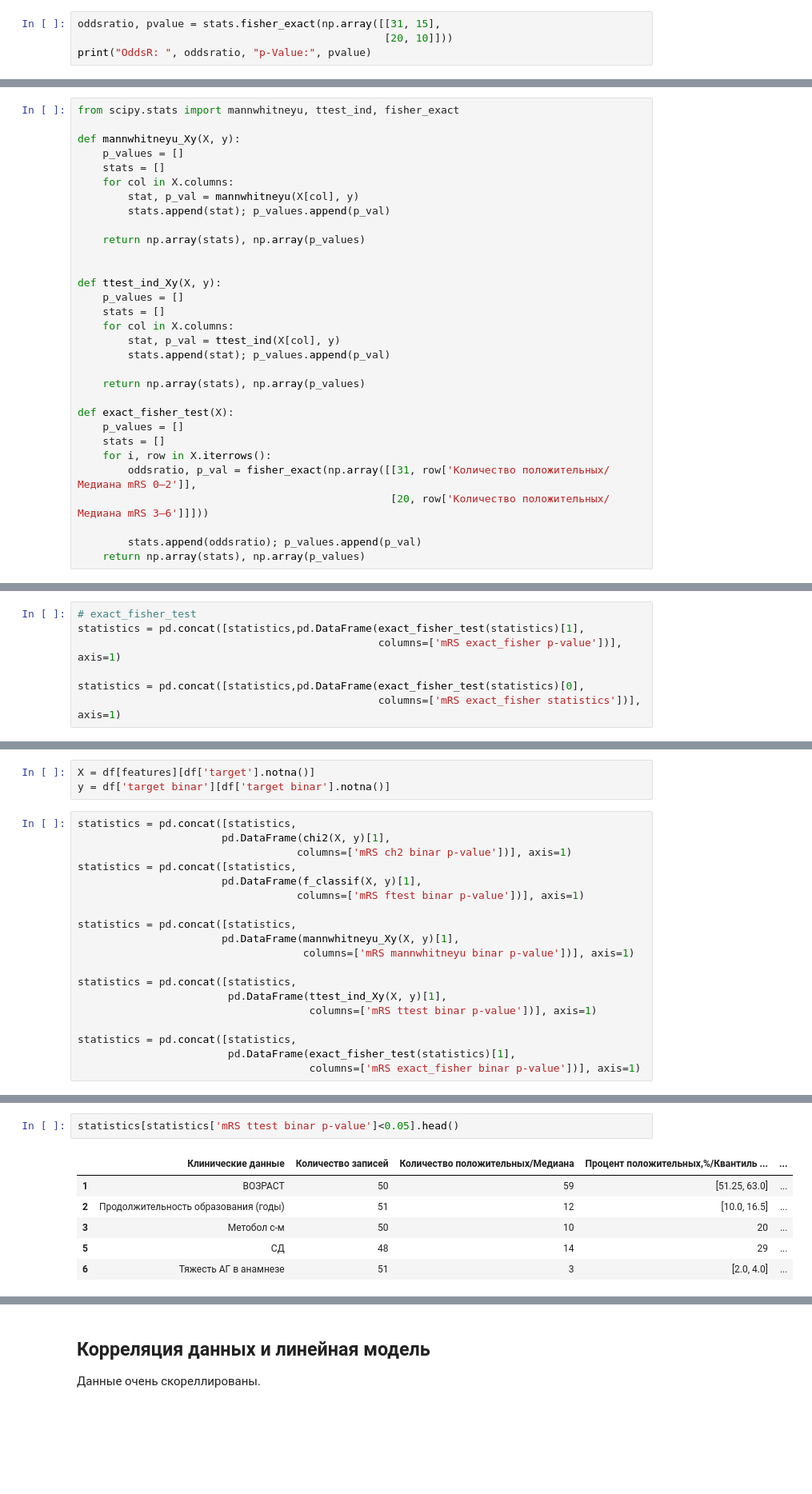
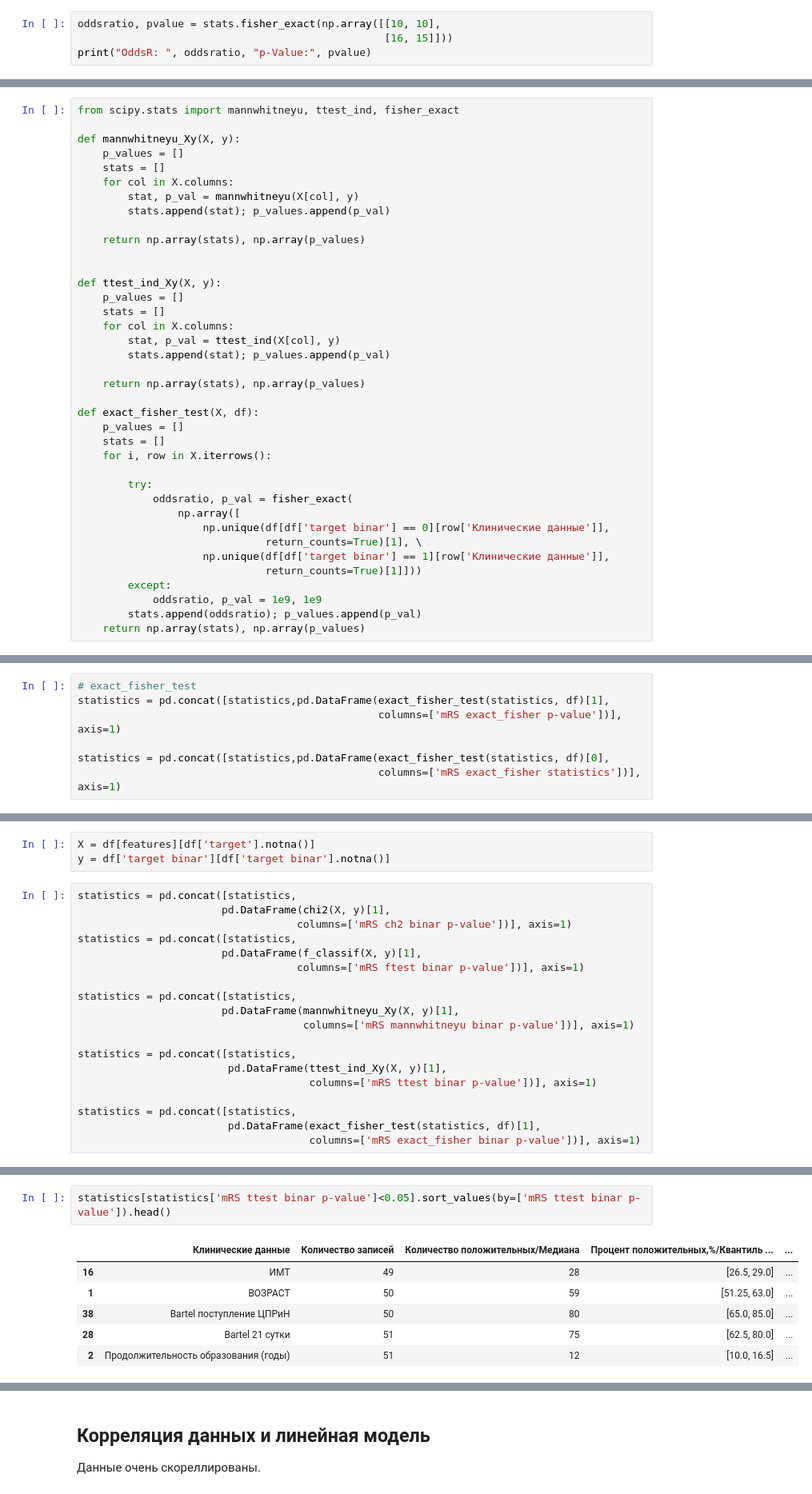
Before and after one commit to SchattenGenie/clinical-statistics, a Jupyter notebook: stroke_statistics_2019.ipynb, the cells around one changed output, grey strips where cells are left out. Shown: that part at 80% size. Drawn from its saved outputs; the diff is of its cells as text; blank space fills up the shorter version.

```diff
--- a/stroke_statistics_2019.ipynb
+++ b/stroke_statistics_2019.ipynb
@@ -245,5 +278,5 @@ Name: ПОЛ, dtype: float64
 # %%
-oddsratio, pvalue = stats.fisher_exact(np.array([[31, 15],
-                                                 [20, 10]]))
+oddsratio, pvalue = stats.fisher_exact(np.array([[10, 10],
+                                                 [16, 15]]))
 print("OddsR: ", oddsratio, "p-Value:", pvalue)
 # %% [output]
@@ -283,13 +322,20 @@ def ttest_ind_Xy(X, y):
 
     return np.array(stats), np.array(p_values)
 
-def exact_fisher_test(X):
+def exact_fisher_test(X, df):
     p_values = []
     stats = []
     for i, row in X.iterrows():
-        oddsratio, p_val = fisher_exact(np.array([[31, row['Количество положительных/Медиана mRS 0–2']],
-                                                  [20, row['Количество положительных/Медиана mRS 3–6']]]))
 
+        try:
+            oddsratio, p_val = fisher_exact(
+                np.array([
+                    np.unique(df[df['target binar'] == 0][row['Клинические данные']],
+                              return_counts=True)[1], \
+                    np.unique(df[df['target binar'] == 1][row['Клинические данные']],
+                              return_counts=True)[1]]))
+        except:
+            oddsratio, p_val = 1e9, 1e9
         stats.append(oddsratio); p_values.append(p_val)
     return np.array(stats), np.array(p_values)
 # %%
@@ -365,8 +406,8 @@ statistics[statistics['mRS ttest p-value'] < 0.05].head()
 # %%
 # exact_fisher_test
-statistics = pd.concat([statistics,pd.DataFrame(exact_fisher_test(statistics)[1],
+statistics = pd.concat([statistics,pd.DataFrame(exact_fisher_test(statistics, df)[1],
                                                 columns=['mRS exact_fisher p-value'])], axis=1)
 
-statistics = pd.concat([statistics,pd.DataFrame(exact_fisher_test(statistics)[0],
+statistics = pd.concat([statistics,pd.DataFrame(exact_fisher_test(statistics, df)[0],
                                                 columns=['mRS exact_fisher statistics'])], axis=1)
 # %%
@@ -397,6 +439,6 @@ statistics = pd.concat([statistics,
                                      columns=['mRS ttest binar p-value'])], axis=1)
 
 statistics = pd.concat([statistics,
-                        pd.DataFrame(exact_fisher_test(statistics)[1],
+                        pd.DataFrame(exact_fisher_test(statistics, df)[1],
                                      columns=['mRS exact_fisher binar p-value'])], axis=1)
 # %%
@@ -431,12 +473,12 @@ statistics[statistics['mRS mannwhitneyu binar p-value']<0.05].head()
 5 rows × 23 columns
 # %%
-statistics[statistics['mRS ttest binar p-value']<0.05].head()
+statistics[statistics['mRS ttest binar p-value']<0.05].sort_values(by=['mRS ttest binar p-value']).head()
 # %% [output]
 |  | Клинические данные | Количество записей | Количество положительных/Медиана | Процент положительных,%/Квантиль ... | ... |
+| 16 | ИМТ | 49 | 28 | [26.5, 29.0] | ... |
 | 1 | ВОЗРАСТ | 50 | 59 | [51.25, 63.0] | ... |
+| 38 | Bаrtеl поступление ЦПРиН | 50 | 80 | [65.0, 85.0] | ... |
+| 28 | Bаrtеl 21 сутки | 51 | 75 | [62.5, 80.0] | ... |
 | 2 | Продолжительность образования (годы) | 51 | 12 | [10.0, 16.5] | ... |
-| 3 | Метобол с-м | 50 | 10 | 20 | ... |
-| 5 | СД | 48 | 14 | 29 | ... |
-| 6 | Тяжесть АГ в анамнезе | 51 | 3 | [2.0, 4.0] | ... |
 5 rows × 23 columns
 # %%
```
Also changed, not shown: parts of 61 cells of this notebook.
